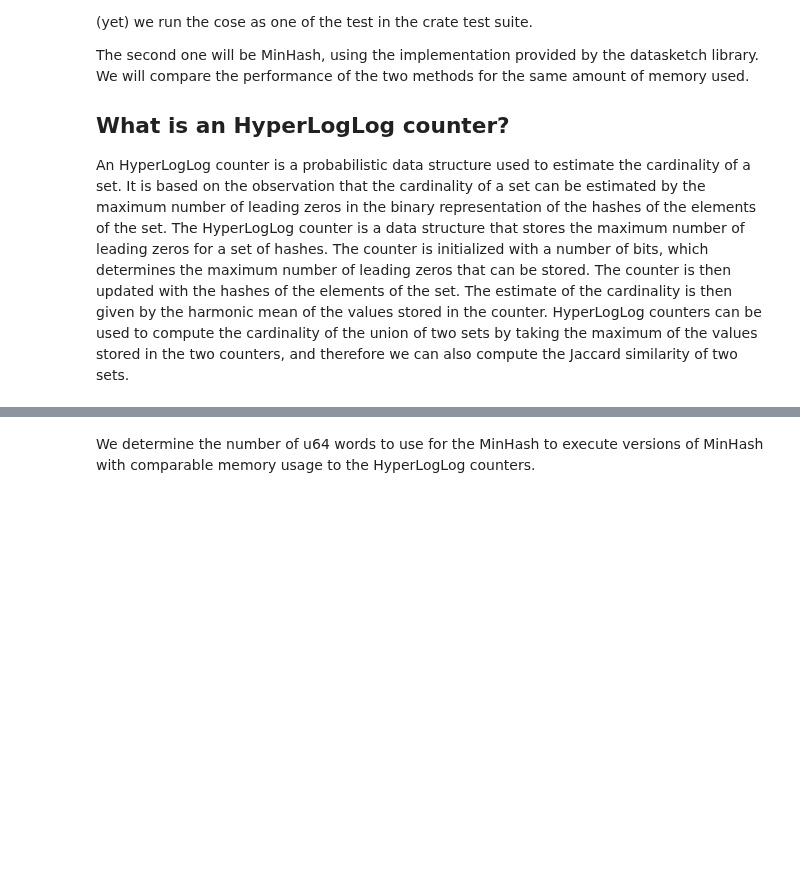
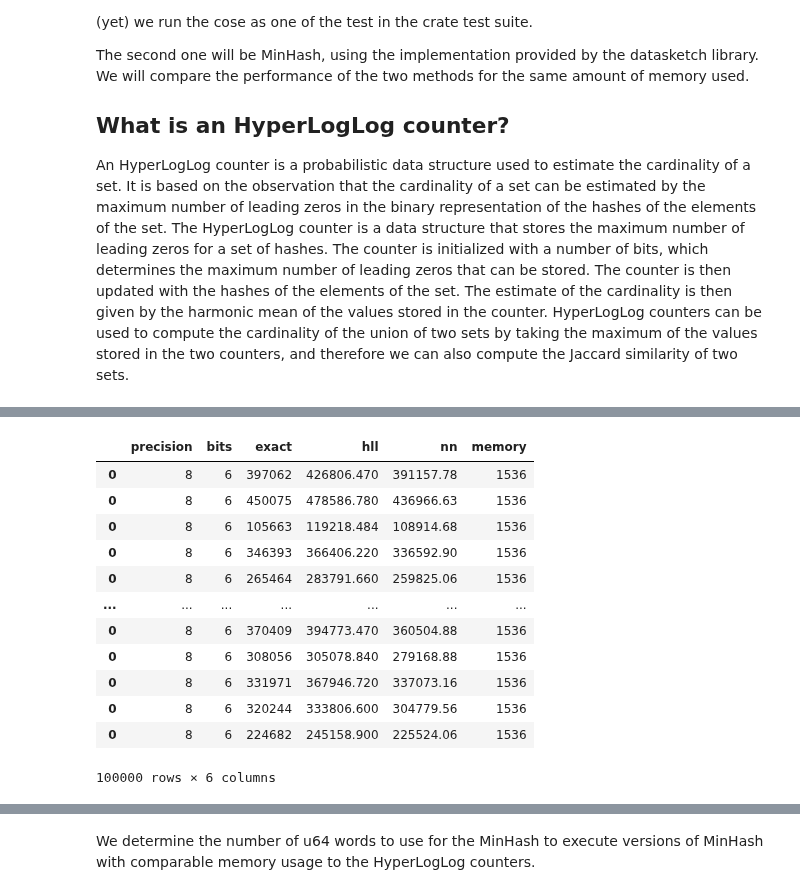
Before and after one commit to LucaCappelletti94/hyperloglog-rs, a Jupyter notebook: Union evaluations.ipynb, the cells around one changed output, grey strips where cells are left out. Cells and saved outputs as stored; diff of their text form; code cells hidden in the pictures; blank space fills up the shorter version.

```diff
--- a/Union evaluations.ipynb
+++ b/Union evaluations.ipynb
@@ -27,0 +28,26 @@ df
+# %%
+from glob import glob
+import pandas as pd
+from tqdm.auto import tqdm
+
+df = pd.concat([
+    pd.read_csv(path, sep="\t")
+    for path in tqdm(glob("union_test/*.tsv.gz"))
+])
+
+df["memory"] = 2**df.precision * df.bits
+df
+# %% [output]
+|  | precision | bits | exact | hll | nn | memory |
+| 0 | 8 | 6 | 397062 | 426806.470 | 391157.78 | 1536 |
+| 0 | 8 | 6 | 450075 | 478586.780 | 436966.63 | 1536 |
+| 0 | 8 | 6 | 105663 | 119218.484 | 108914.68 | 1536 |
+| 0 | 8 | 6 | 346393 | 366406.220 | 336592.90 | 1536 |
+| 0 | 8 | 6 | 265464 | 283791.660 | 259825.06 | 1536 |
+| ... | ... | ... | ... | ... | ... | ... |
+| 0 | 8 | 6 | 370409 | 394773.470 | 360504.88 | 1536 |
+| 0 | 8 | 6 | 308056 | 305078.840 | 279168.88 | 1536 |
+| 0 | 8 | 6 | 331971 | 367946.720 | 337073.16 | 1536 |
+| 0 | 8 | 6 | 320244 | 333806.600 | 304779.56 | 1536 |
+| 0 | 8 | 6 | 224682 | 245158.900 | 225524.06 | 1536 |
+100000 rows × 6 columns
```
Also changed, not shown: parts of 6 cells of this notebook, 19 other files.
